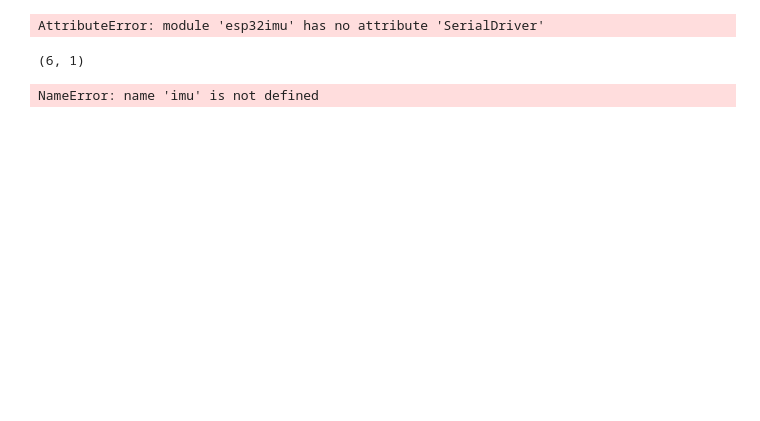
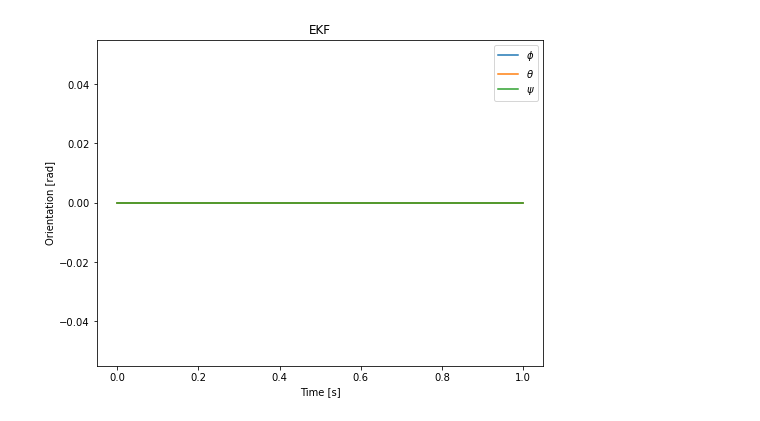
Before and after one commit to jepedlow/1632_lab2, a Jupyter notebook: lab2_written.ipynb, the cells around one changed output. Cells and saved outputs as stored; diff of their text form; code cells hidden in the pictures; blank space fills up the shorter version.

```diff
--- a/lab2_written.ipynb
+++ b/lab2_written.ipynb
@@ -12,6 +12,7 @@ R = np.diag([0.1, 0.1, 0.1, 0.1, 0.1])
 dt = 0.01
 nx = 6
 ny = 5
+ntime = 100
 
 phi, p, theta, q, psi, r = sympy.symbols('phi, p, theta, q, psi, r')
 f = sympy.Matrix([
@@ -49,27 +50,22 @@ Q0 = V
 
 
 
-imu = lab2_setup.IMU()
+# imu = lab2_setup.IMU()
-# %% [output]
-AttributeError: module 'esp32imu' has no attribute 'SerialDriver'
 # %%
-xh = np.empty((nx,1,10000))
-Qh = np.empty((nx,nx,10000))
+xh = np.empty((nx,1,ntime))
+Qh = np.empty((nx,nx,ntime))
 
 i = 0
 xkk = x0
-print(xkk.shape)
 Qkk = Q0
 xh[:,:,i] = x0
 Qh[:,:,i] = Q0
 
 
-
-
-while i<10000:
+while i<ntime-1:
     i += 1
     # propogate statistics
-    xkkm1 = xkk + dt*(A_func(xkk[0,0],xkk[1,0],xkk[2,0],xkk[3,0],xkk[4,0],xkk[5,0])@xkk)
+    xkkm1 = xkk + dt*A_func(xkk[0,0],xkk[1,0],xkk[2,0],xkk[3,0],xkk[4,0],xkk[5,0])@xkk
     Qkkm1 = Qkk + dt*(A_func(xkk[0,0],xkk[1,0],xkk[2,0],xkk[3,0],xkk[4,0],xkk[5,0])@Qkk
                         + Qkk@A_func(xkk[0,0],xkk[1,0],xkk[2,0],xkk[3,0],xkk[4,0],xkk[5,0]).T
                         + V)
@@ -77,22 +73,37 @@ while i<10000:
 
     # get measurement
     y = np.zeros((5,1))
-    acc = imu.get_acc()
-    gyr = imu.get_gyr()
-    y[0] = acc[0]
-    y[2] = acc[1]
-    y[1] = gyr[0]
-    y[3] = gyr[1]
-    y[4] = gyr[2]
+    # acc = imu.get_acc()
+    # gyr = imu.get_gyr()
+    # y[0] = acc[0]
+    # y[2] = acc[1]
+    # y[1] = gyr[0]
+    # y[3] = gyr[1]
+    # y[4] = gyr[2]
 
     # update estimate using measurement
     Ck = C_func(xkk[0,0],xkk[1,0],xkk[2,0],xkk[3,0],xkk[4,0],xkk[5,0]).astype(np.float64)
     Lk = Qkkm1@Ck.T@np.linalg.inv(Ck@Qkkm1@Ck.T + R)
     xkk = xkkm1 + Lk@(y - h_func(xkk[0,0],xkk[1,0],xkk[2,0],xkk[3,0],xkk[4,0],xkk[5,0]))
+    xkk = xkk.astype(np.float64)
     Qkk = (np.eye(nx) - Lk@Ck)@Qkkm1
 
     xh[:,:,i] = xkk
     Qh[:,:,i] = Qkk
-# %% [output]
-(6, 1)
-NameError: name 'imu' is not defined
+# %%
+import matplotlib.pyplot as plt
+
+t = np.linspace(0,ntime*dt,ntime)
+
+
+plt.figure()
+plt.plot(t,xh[0,0,:], label="$\phi$")
+plt.plot(t,xh[1,0,:], label="$\\theta$")
+plt.plot(t,xh[2,0,:], label="$\psi$")
+plt.xlabel("Time [s]")
+plt.title("EKF")
+plt.ylabel("Orientation [rad]")
+plt.legend()
+plt.show()
+# %% [output]
+[figure, added]
```
Also changed, not shown: parts of 1 cell of this notebook, 3 other files.
